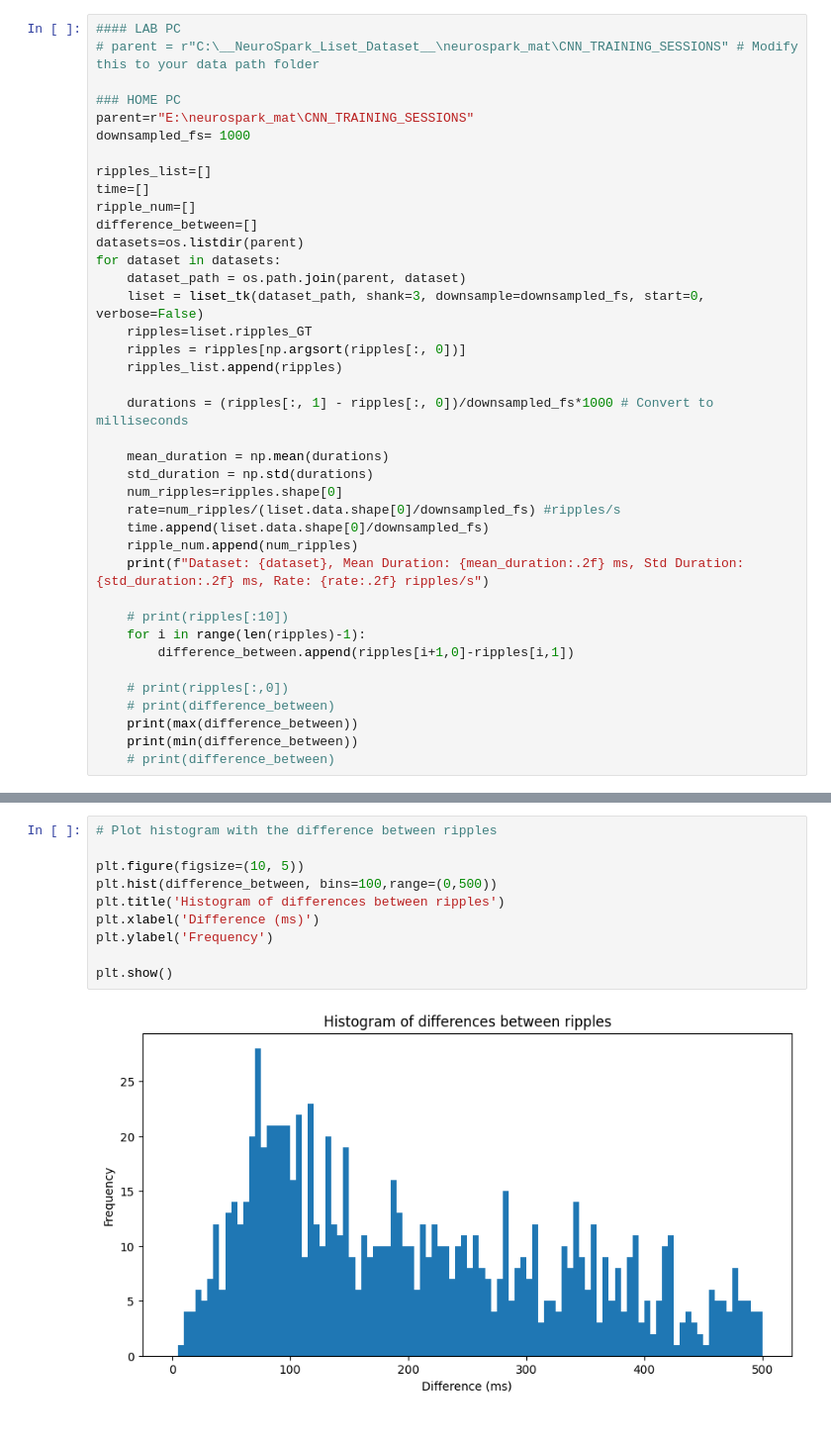
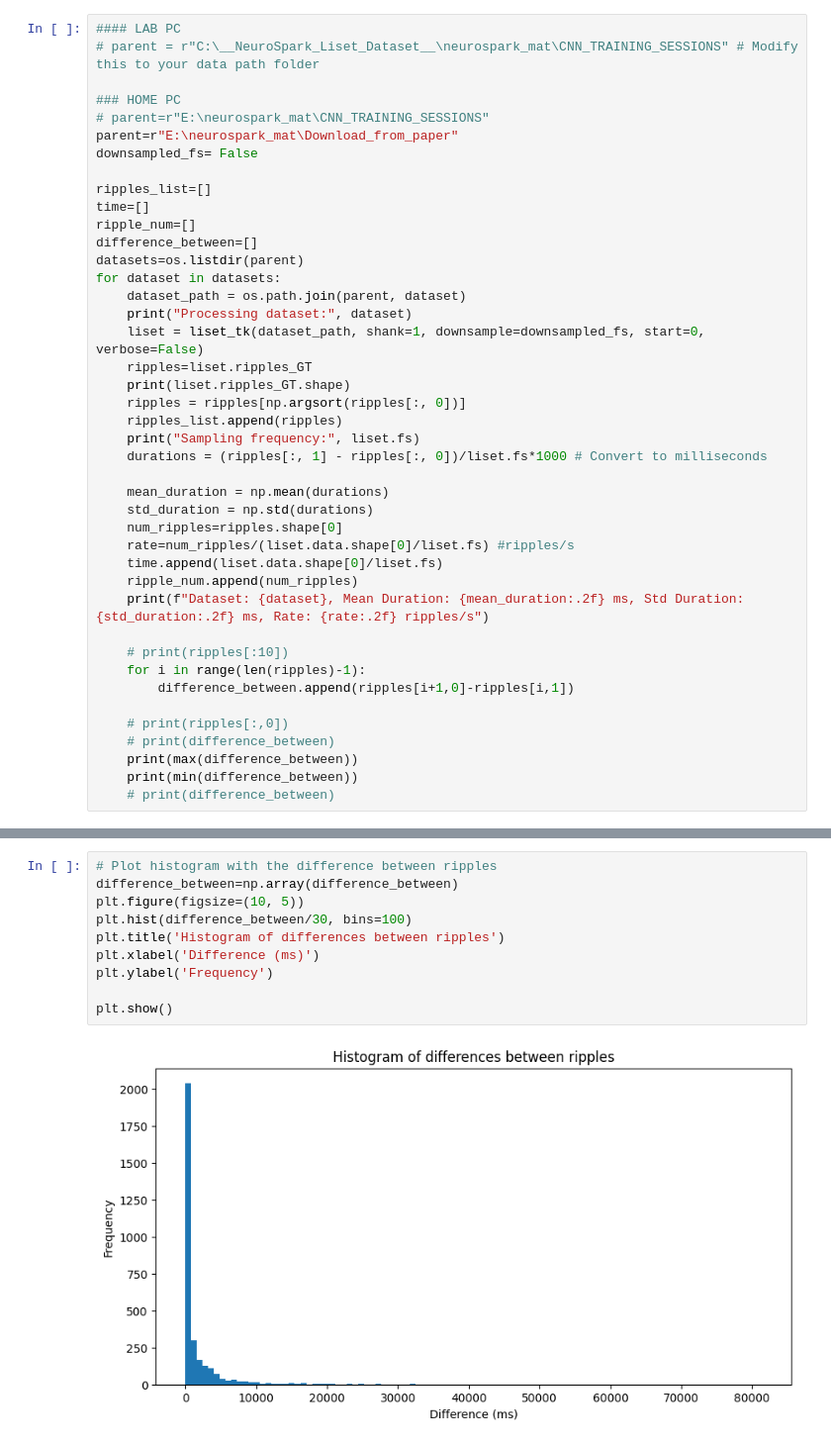
Before and after one commit to pedrofurrix/LAVA_SNN_ripples, a Jupyter notebook: liset_tk/liset_information.ipynb, the cells around one changed output, grey strips where cells are left out. Shown at 99% size. Saved outputs shown, nothing was run; the diff lists cells and outputs as text.

```diff
--- a/liset_tk/liset_information.ipynb
+++ b/liset_tk/liset_information.ipynb
@@ -8,8 +8,9 @@ import os
 # parent = r"C:\__NeuroSpark_Liset_Dataset__\neurospark_mat\CNN_TRAINING_SESSIONS" # Modify this to your data path folder
 
 ### HOME PC
-parent=r"E:\neurospark_mat\CNN_TRAINING_SESSIONS"
-downsampled_fs= 1000
+# parent=r"E:\neurospark_mat\CNN_TRAINING_SESSIONS"
+parent=r"E:\neurospark_mat\Download_from_paper"
+downsampled_fs= False
 
 ripples_list=[]
 time=[]
@@ -18,18 +19,20 @@ difference_between=[]
 datasets=os.listdir(parent)
 for dataset in datasets:
     dataset_path = os.path.join(parent, dataset)
-    liset = liset_tk(dataset_path, shank=3, downsample=downsampled_fs, start=0, verbose=False)
+    print("Processing dataset:", dataset)
+    liset = liset_tk(dataset_path, shank=1, downsample=downsampled_fs, start=0, verbose=False)
     ripples=liset.ripples_GT
+    print(liset.ripples_GT.shape)
     ripples = ripples[np.argsort(ripples[:, 0])]
     ripples_list.append(ripples)
-
-    durations = (ripples[:, 1] - ripples[:, 0])/downsampled_fs*1000 # Convert to milliseconds
+    print("Sampling frequency:", liset.fs)
+    durations = (ripples[:, 1] - ripples[:, 0])/liset.fs*1000 # Convert to milliseconds
 
     mean_duration = np.mean(durations)
     std_duration = np.std(durations)
     num_ripples=ripples.shape[0]
-    rate=num_ripples/(liset.data.shape[0]/downsampled_fs) #ripples/s
-    time.append(liset.data.shape[0]/downsampled_fs)
+    rate=num_ripples/(liset.data.shape[0]/liset.fs) #ripples/s
+    time.append(liset.data.shape[0]/liset.fs)
     ripple_num.append(num_ripples)
     print(f"Dataset: {dataset}, Mean Duration: {mean_duration:.2f} ms, Std Duration: {std_duration:.2f} ms, Rate: {rate:.2f} ripples/s")
 
@@ -52,14 +66,14 @@ Dataset: Som_2_hippo_2019-07-24_12-01-49_1530um, Mean Duration: 36.79 ms, Std Du
 # %%
 # Plot histogram with the difference between ripples
-
+difference_between=np.array(difference_between)
 plt.figure(figsize=(10, 5))
-plt.hist(difference_between, bins=100,range=(0,500))
+plt.hist(difference_between/30, bins=100)
 plt.title('Histogram of differences between ripples')
 plt.xlabel('Difference (ms)')
 plt.ylabel('Frequency')
 
 plt.show()
 # %% [output]
-[figure, old version]
+[figure, new version]
 # %%
 all_ripples = np.concatenate(ripples_list, axis=0)
```
Also changed, not shown: parts of 6 cells of this notebook, 8 other files.
